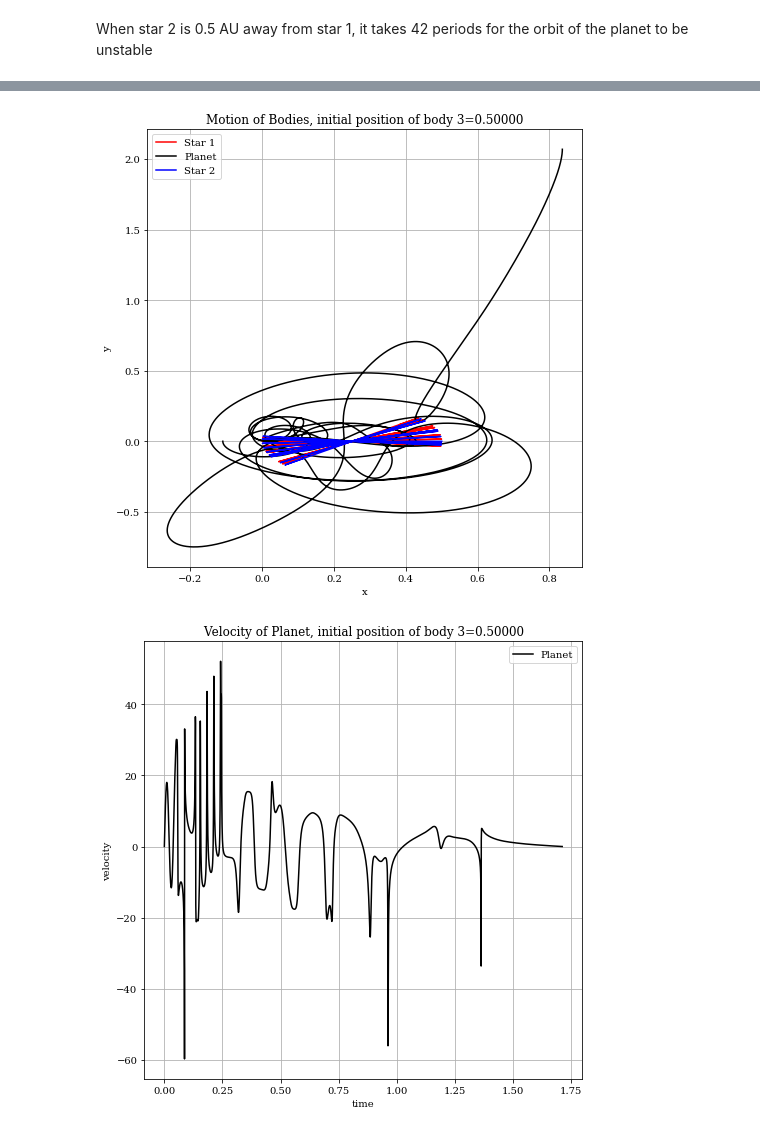
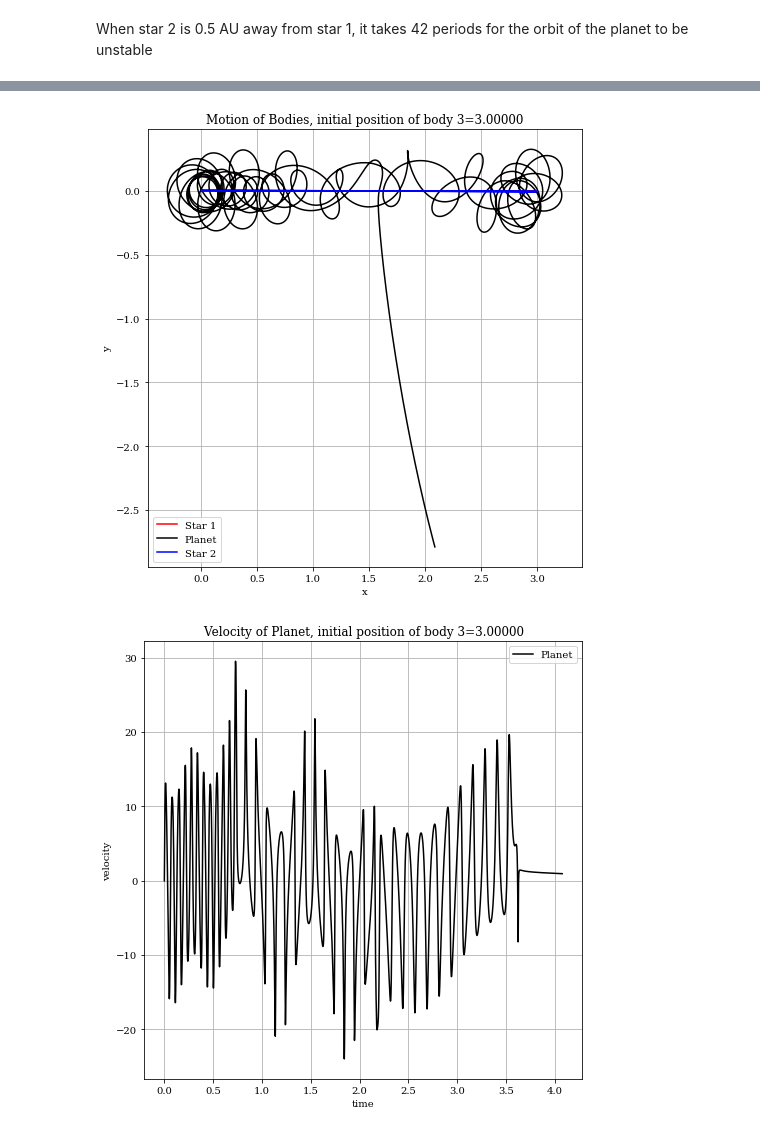
Before and after one commit to ReiCampo/Project-2-Exoplanets, a Jupyter notebook: Subanalysis - Kepler 693.ipynb, the cells around one changed output, grey strips where cells are left out. Saved outputs shown, nothing was run; the diff lists cells and outputs as text; code cells hidden in the pictures.

```diff
--- a/Subanalysis - Kepler 693.ipynb
+++ b/Subanalysis - Kepler 693.ipynb
@@ -49,6 +50,6 @@ def body3(pos, p=1, ϵ=0.0001):
     pos = np.array([body1Pos, body2Pos, body3Pos]).flatten()
     velo = np.array([body1Velo, body2Velo, body3Velo]).flatten()
     v0 = np.array([pos, velo]).flatten()
-    tarr=np.linspace(0.0, P*p, 3e3)
+    tarr=np.linspace(0.0, P*p, 4e3)
     result=integrate.odeint(gs.df_Nbody,v0,tarr,args=(mass,G, ϵ))
     return result, tarr
@@ -99,8 +144,8 @@ p.plotter(result, 1,1,1, pos3, proj=4, tarr=tarr)
 # %% [markdown]
 When star 2 is 0.5 AU away from star 1, it takes 42 periods for the orbit of the planet to be unstable
 # %%
-pos3 = 0.5
-result, tarr = body3(pos3, p=42)
+pos3 = 3
+result, tarr = body3(pos3, p=100, ϵ=0.05)
 p.plotter(result, 1,1,1, pos3, proj=0, tarr=tarr)
 p.plotter(result, 1,1,1, pos3, proj=2, tarr=tarr)
 p.plotter(result, 1,1,1, pos3, proj=4, tarr=tarr)
@@ -109,2 +154,2 @@ p.plotter(result, 1,1,1, pos3, proj=4, tarr=tarr)
-[figure, old version]
+[figure, new version]
-[figure, old version]
+[figure, new version]
```
Also changed, not shown: parts of 19 cells of this notebook.
